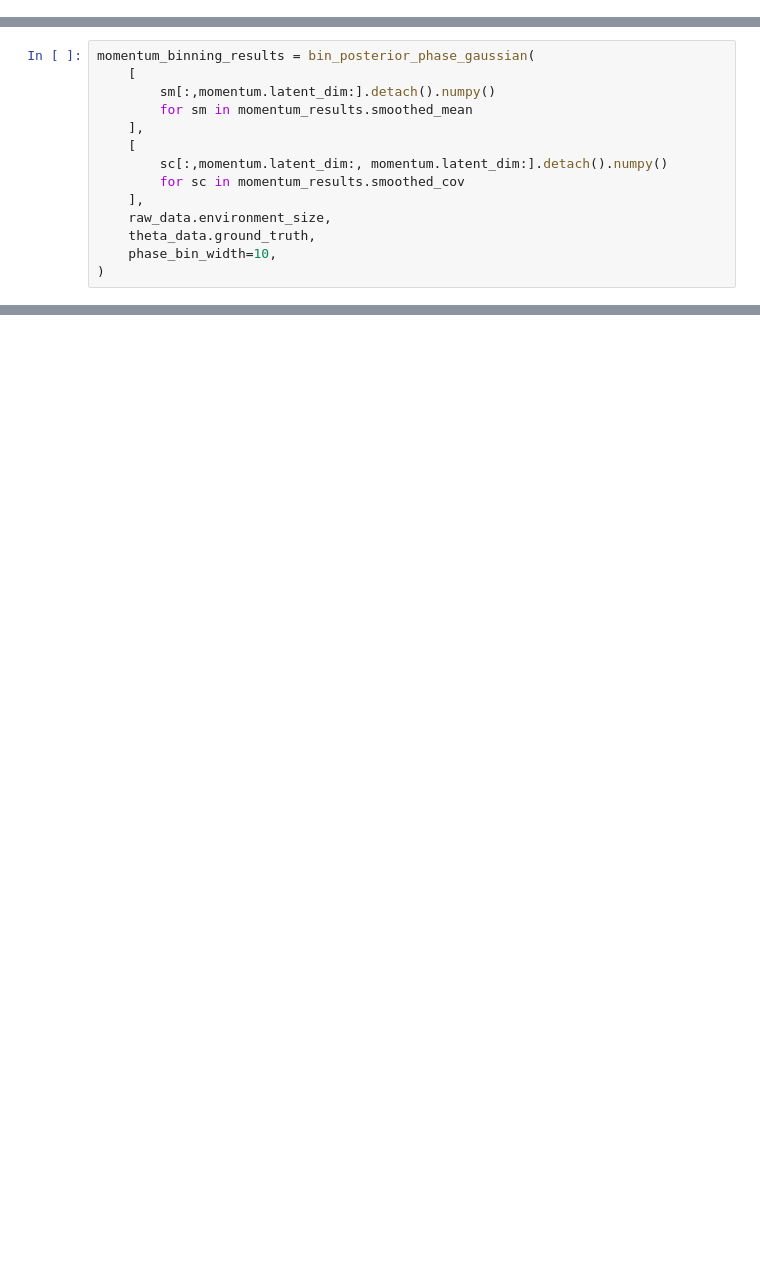
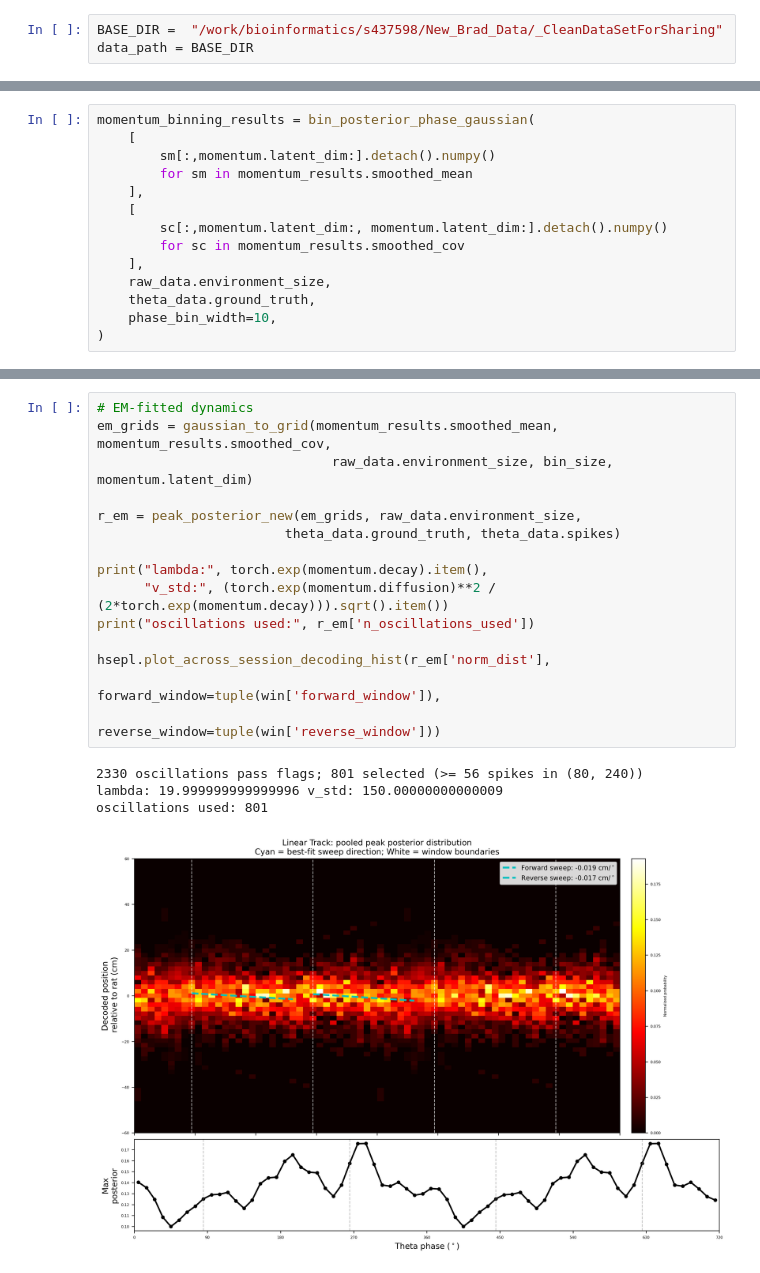
Before and after one commit to Zhang-CNL/PO-OU, a Jupyter notebook: notebooks/test_analysis.ipynb, the cells around one changed output, grey strips where cells are left out. Saved outputs shown, nothing was run; the diff lists cells and outputs as text; blank space fills up the shorter version.

```diff
--- a/notebooks/test_analysis.ipynb
+++ b/notebooks/test_analysis.ipynb
@@ -18,3 +25,6 @@ import hippocampalseq.plotting as hsepl
+# %%
+BASE_DIR =  "/work/bioinformatics/s437598/New_Brad_Data/_CleanDataSetForSharing"
+data_path = BASE_DIR
 # %%
 theta_time_window_s  = 20/1000#60 / 1000
 theta_time_window_advance_s  = 5/1000#60 / 1000
@@ -312,0 +528,20 @@ hsepl.plot_across_session_decoding_hist(
+# %%
+# EM-fitted dynamics
+em_grids = gaussian_to_grid(momentum_results.smoothed_mean, momentum_results.smoothed_cov,
+                              raw_data.environment_size, bin_size, momentum.latent_dim)
+
+r_em = peak_posterior_new(em_grids, raw_data.environment_size,
+                        theta_data.ground_truth, theta_data.spikes)
+
+print("lambda:", torch.exp(momentum.decay).item(),
+      "v_std:", (torch.exp(momentum.diffusion)**2 / (2*torch.exp(momentum.decay))).sqrt().item())
+print("oscillations used:", r_em['n_oscillations_used'])
+
+hsepl.plot_across_session_decoding_hist(r_em['norm_dist'],
+                                          forward_window=tuple(win['forward_window']),
+                                          reverse_window=tuple(win['reverse_window']))
+# %% [output]
+2330 oscillations pass flags; 801 selected (>= 56 spikes in (80, 240))
+lambda: 19.999999999999996 v_std: 150.00000000000009
+oscillations used: 801
+[figure, added]
```
Also changed, not shown: parts of 16 cells of this notebook, 5 other files.
